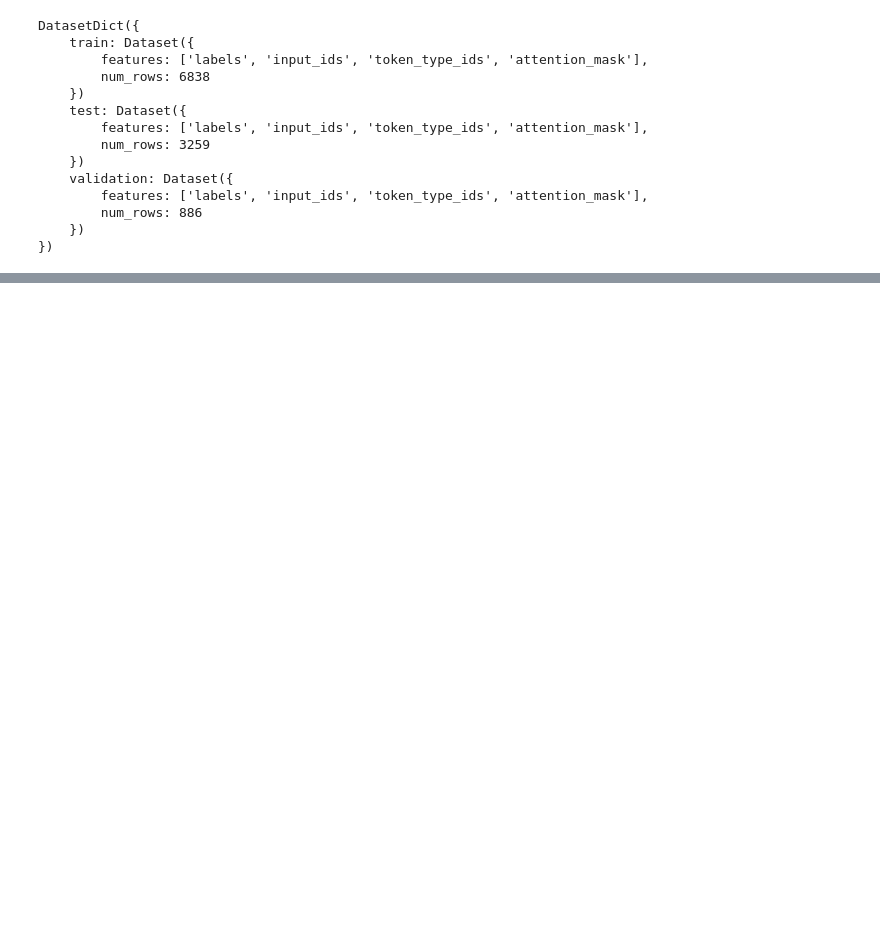
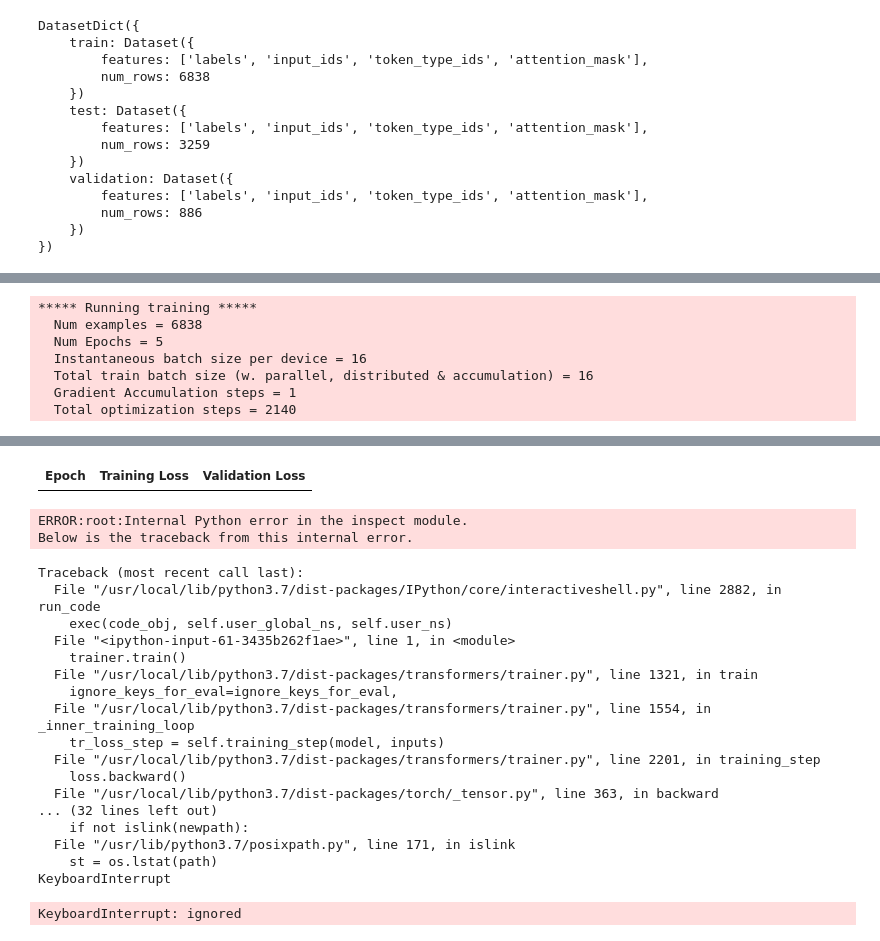
Before and after one commit to susantaghosh1/nlp-notebooks, a Jupyter notebook: FineTuning_BERT_RoBERTa_DeBERTa_DistilBERT_CANINE_multi_label_classification.ipynb, the cells around one changed output, grey strips where cells are left out. Cells and saved outputs as stored; diff of their text form; code cells hidden in the pictures; blank space fills up the shorter version.

```diff
--- a/FineTuning_BERT_RoBERTa_DeBERTa_DistilBERT_CANINE_multi_label_classification.ipynb
+++ b/FineTuning_BERT_RoBERTa_DeBERTa_DistilBERT_CANINE_multi_label_classification.ipynb
@@ -287,0 +329,47 @@ encoded_dataset['train'][0]
+# %%
+from transformers.utils.dummy_pt_objects import YOSO_PRETRAINED_MODEL_ARCHIVE_LIST
+from transformers.trainer_utils import EvalPrediction
+import numpy as np
+from sklearn.metrics import f1_score, roc_auc_score, accuracy_score
+threshold = 0.5
+def compute_metrics(p : EvalPrediction):
+  logits,labels = p.predictions,p.label_ids
+  print(f"shape of logits {logits.shape} and shape of labels {labels.shape}") # should be (batch_size,num_labels)
+  # first, apply sigmoid on predictions which are of shape (batch_size, num_labels)
+  sigmoid = torch.nn.Sigmoid()
+  predicted_probability = sigmoid(torch.Tensor(logits))
+  print(f"shape of predicted prob {predicted_probability.shape}") # should be (batch_size,num_labels)
+  # next, use threshold [0.5] to turn them into integer predictions [sparse matrix which will contain either 0 or 1]
+  y_pred = np.zeros(predicted_probability.shape)
+  # predicted_probability is a matirx of shape (batch_size, num_labels) and y_pred is matrix of shape (batch_size, num_labels) and each element is 0
+  # what we will do is that we will get the indices from array predicted_probability where the value is >0.5 and put 1 in those locations in y_pred
+  y_pred[np.where(predicted_probability >= threshold)] = 1
+  y_true = labels
+  print(f"shape of y_pred {y_pred.shape} and shape of y_true {y_true.shape}") # should be (batch_size,num_labels)
+  f1_micro_average = f1_score(y_true=y_true, y_pred=y_pred, average='micro')
+  roc_auc = roc_auc_score(y_true, y_pred, average = 'micro')
+  accuracy = accuracy_score(y_true, y_pred)
+  # return as dictionary
+  metrics = {'f1': f1_micro_average,
+               'roc_auc': roc_auc,
+               'accuracy': accuracy}
+  return metrics
+# %%
+trainer = Trainer(
+    model,
+    training_args,
+    train_dataset=encoded_dataset["train"],
+    eval_dataset=encoded_dataset["validation"],
+    tokenizer=tokenizer,
+    compute_metrics=compute_metrics
+)
+# %%
+trainer.train()
+# %% [output]
+***** Running training *****
+  Num examples = 6838
+  Num Epochs = 5
+  Instantaneous batch size per device = 16
+  Total train batch size (w. parallel, distributed & accumulation) = 16
+  Gradient Accumulation steps = 1
+  Total optimization steps = 2140
@@ -287,0 +377,21 @@ encoded_dataset['train'][0]
+| Epoch | Training Loss | Validation Loss |
+ERROR:root:Internal Python error in the inspect module.
+Below is the traceback from this internal error.
+Traceback (most recent call last):
+  File "/usr/local/lib/python3.7/dist-packages/IPython/core/interactiveshell.py", line 2882, in run_code
+    exec(code_obj, self.user_global_ns, self.user_ns)
+  File "<ipython-input-61-3435b262f1ae>", line 1, in <module>
+    trainer.train()
+  File "/usr/local/lib/python3.7/dist-packages/transformers/trainer.py", line 1321, in train
+    ignore_keys_for_eval=ignore_keys_for_eval,
+  File "/usr/local/lib/python3.7/dist-packages/transformers/trainer.py", line 1554, in _inner_training_loop
+    tr_loss_step = self.training_step(model, inputs)
+  File "/usr/local/lib/python3.7/dist-packages/transformers/trainer.py", line 2201, in training_step
+    loss.backward()
+  File "/usr/local/lib/python3.7/dist-packages/torch/_tensor.py", line 363, in backward
+... (32 lines left out)
+    if not islink(newpath):
+  File "/usr/lib/python3.7/posixpath.py", line 171, in islink
+    st = os.lstat(path)
+KeyboardInterrupt
+KeyboardInterrupt: ignored
```
Also changed, not shown: parts of 13 cells of this notebook.
